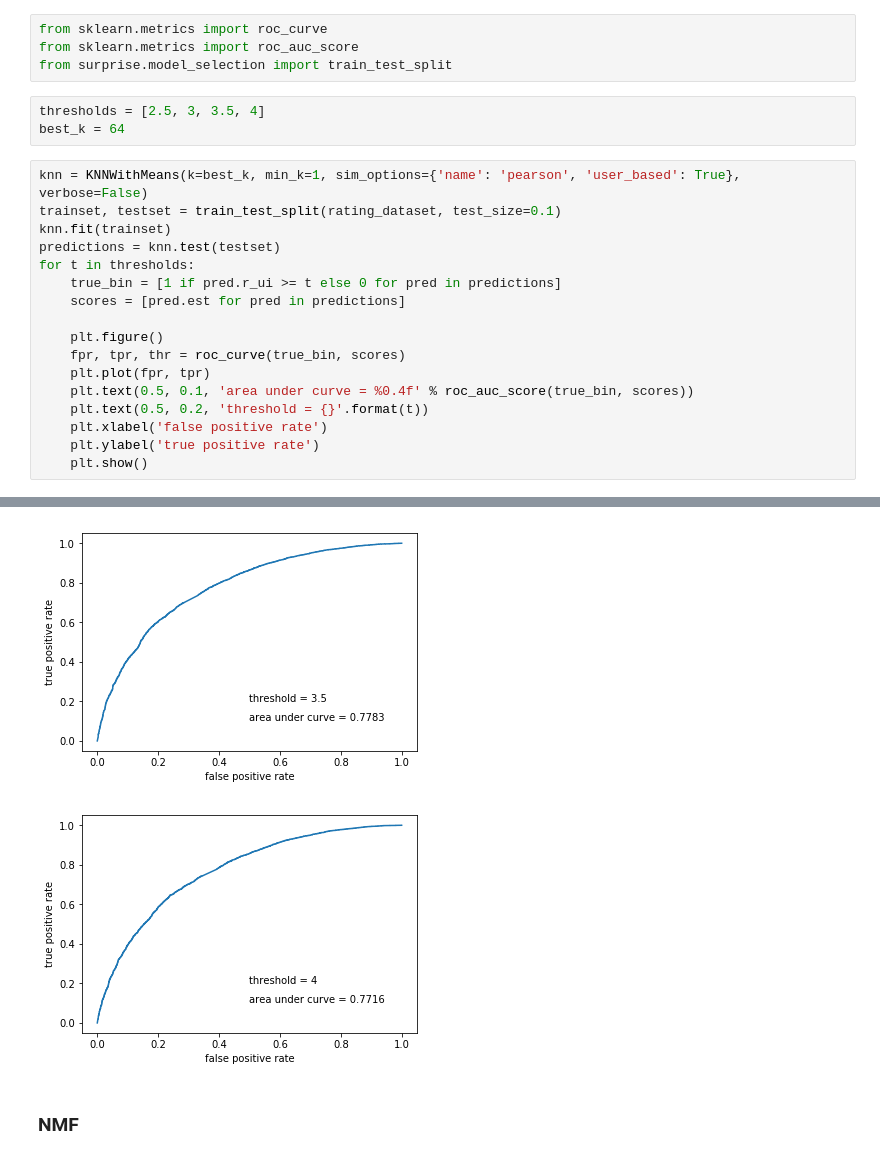
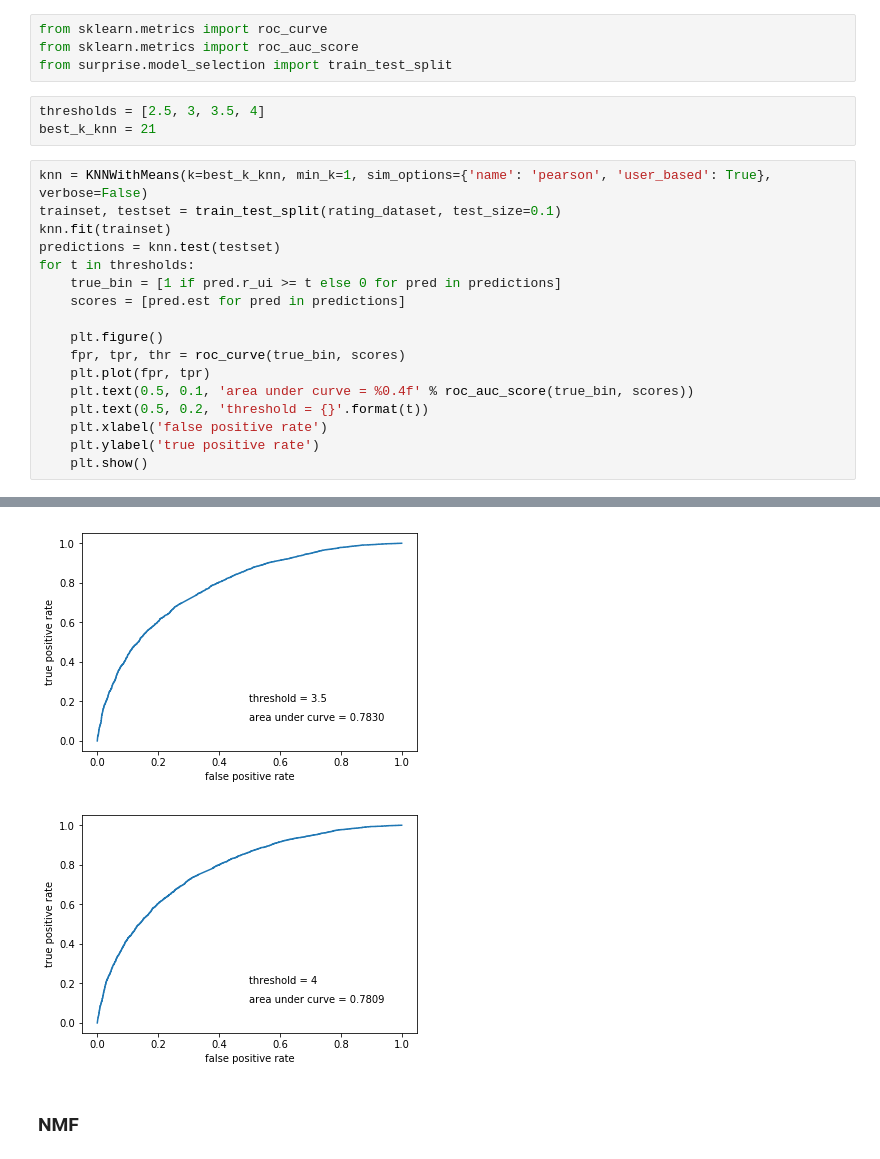
Before and after one commit to 219Winter2019adjz/Project3, a Jupyter notebook: Proj3.ipynb, the cells around one changed output, grey strips where cells are left out. Cells and saved outputs as stored; diff of their text form.

```diff
--- a/Proj3.ipynb
+++ b/Proj3.ipynb
@@ -424,9 +424,9 @@ from sklearn.metrics import roc_auc_score
 from surprise.model_selection import train_test_split
 # %%
 thresholds = [2.5, 3, 3.5, 4]
-best_k = 64
+best_k_knn = 21
 # %%
-knn = KNNWithMeans(k=best_k, min_k=1, sim_options={'name': 'pearson', 'user_based': True}, verbose=False)
+knn = KNNWithMeans(k=best_k_knn, min_k=1, sim_options={'name': 'pearson', 'user_based': True}, verbose=False)
 trainset, testset = train_test_split(rating_dataset, test_size=0.1)
 knn.fit(trainset)
 predictions = knn.test(testset)
@@ -447,6 +447,6 @@ for t in thresholds:
 [figure]
-[figure, old version]
+[figure, new version]
-[figure, old version]
+[figure, new version]
 # %% [markdown]
 ### NMF
 # %%
```
Also changed, not shown: parts of 12 cells of this notebook.
